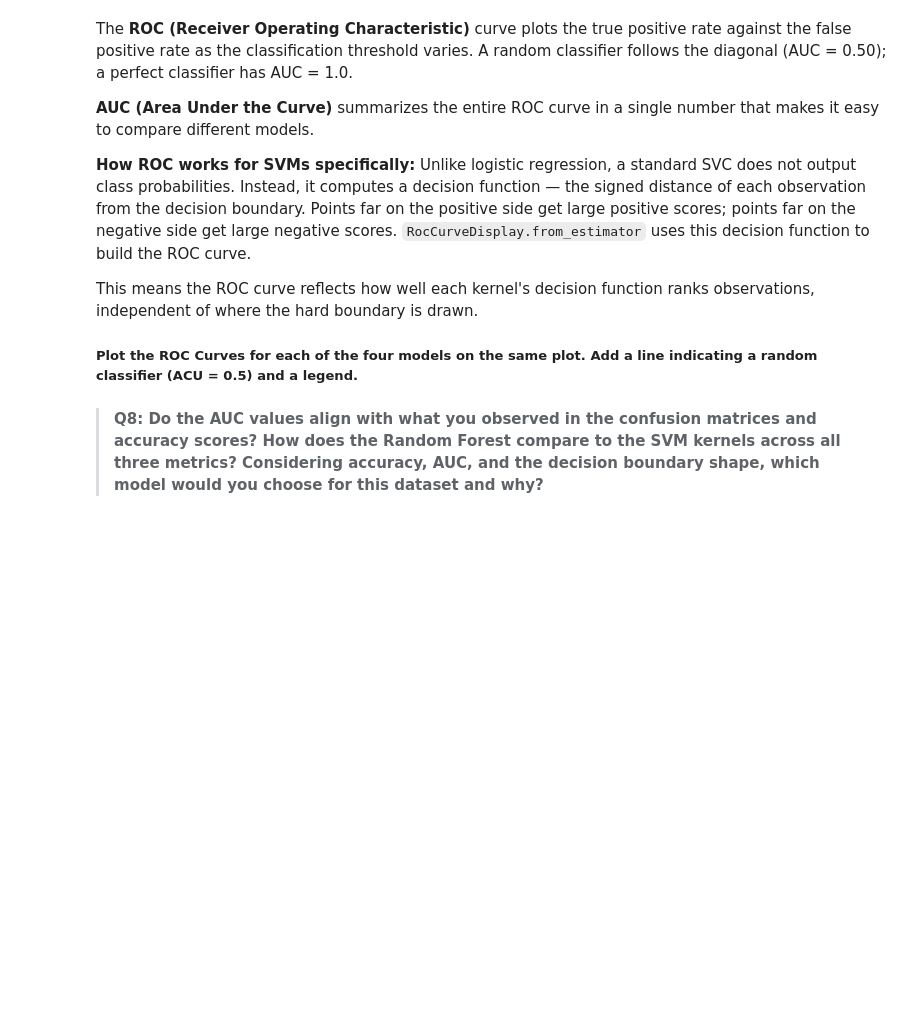
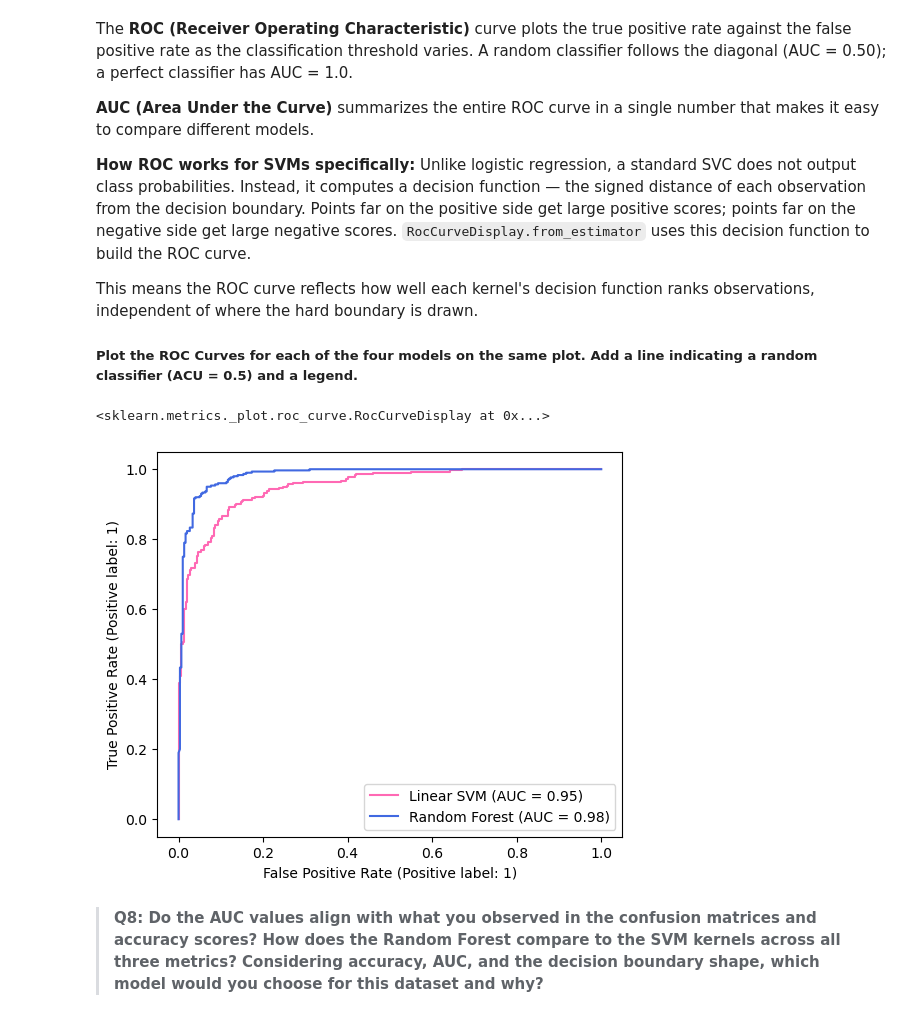
Before and after one commit to kaimorquecho/eds232-labs, a Jupyter notebook: lab8.ipynb, the cells around one changed output. Drawn from its saved outputs; the diff is of its cells as text; code cells hidden in the pictures; blank space fills up the shorter version.

```diff
--- a/lab8.ipynb
+++ b/lab8.ipynb
@@ -322,6 +360,25 @@ Unlike logistic regression, a standard SVC does not output class probabilities.
 This means the ROC curve reflects how well each kernel's decision function ranks observations, independent of where the hard boundary is drawn.
 
 ##### Plot the ROC Curves for each of the four models on the same plot. Add a line indicating a random classifier (ACU = 0.5) and a legend.
+# %%
+fig, ax = plt.subplots(figsize=(6, 5))
+
+# ROC for linear model
+RocCurveDisplay.from_estimator(grid_linear_svc,
+                               X_test_scaled,
+                               y_test,
+                               name = 'Linear SVM',
+                               color = 'hotpink',
+                               ax=ax)
+RocCurveDisplay.from_estimator(grid_rf,
+                               X_test_scaled,
+                               y_test,
+                               name = 'Random Forest',
+                               color = 'royalblue',
+                               ax=ax)
+# %% [output]
+<sklearn.metrics._plot.roc_curve.RocCurveDisplay at 0x...>
+[figure, added]
 # %% [markdown]
 > **Q8: Do the AUC values align with what you observed in the confusion matrices and accuracy scores? How does the Random Forest compare to the SVM kernels across all three metrics? Considering accuracy, AUC, and the decision boundary shape, which model would you choose for this dataset and why?**
 # %% [markdown]
```
Also changed, not shown: parts of 1 cell of this notebook.
